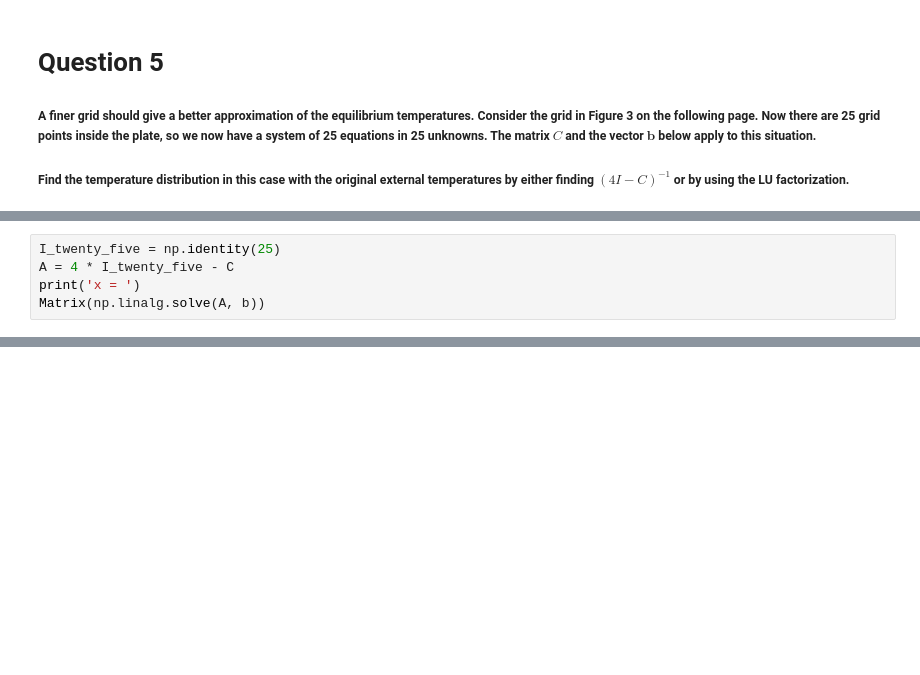
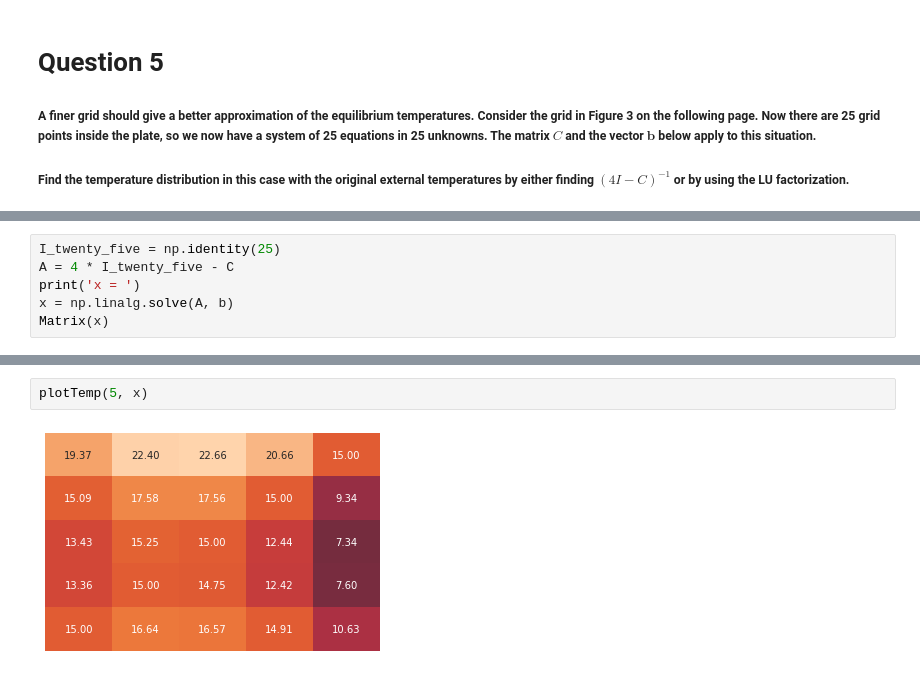
Before and after one commit to anshgandhi4/equilibrium_temperature_project, a Jupyter notebook: main.ipynb, the cells around one changed output, grey strips where cells are left out. Saved outputs shown, nothing was run; the diff lists cells and outputs as text; blank space fills up the shorter version.

```diff
--- a/main.ipynb
+++ b/main.ipynb
@@ -249,7 +259,12 @@ $\displaystyle \left[\begin{matrix}40\\30\\30\\30\\30\\10\\0\\0\\0\\0\\10\\0\\0\
 I_twenty_five = np.identity(25)
 A = 4 * I_twenty_five - C
 print('x = ')
-Matrix(np.linalg.solve(A, b))
+x = np.linalg.solve(A, b)
+Matrix(x)
 # %% [output]
 x =
 $\displaystyle \left[\begin{matrix}19.3737373737374\\22.4013209013209\\22.6557886557887\\20.6639471639472\\15.0\\15.0936285936286\\17.5757575757576\\17.5578865578866\\15.0\\9.33605283605284\\13.4250194250194\\15.2501942501942\\15.0\\12.4421134421134\\7.34421134421135\\13.3562548562549\\15.0\\14.7498057498058\\12.4242424242424\\7.5986790986791\\15.0\\16.6437451437451\\16.5749805749806\\14.9063714063714\\10.6262626262626\end{matrix}\right]$
+# %%
+plotTemp(5, x)
+# %% [output]
+[figure, added]
```
Also changed, not shown: parts of 9 cells of this notebook.
